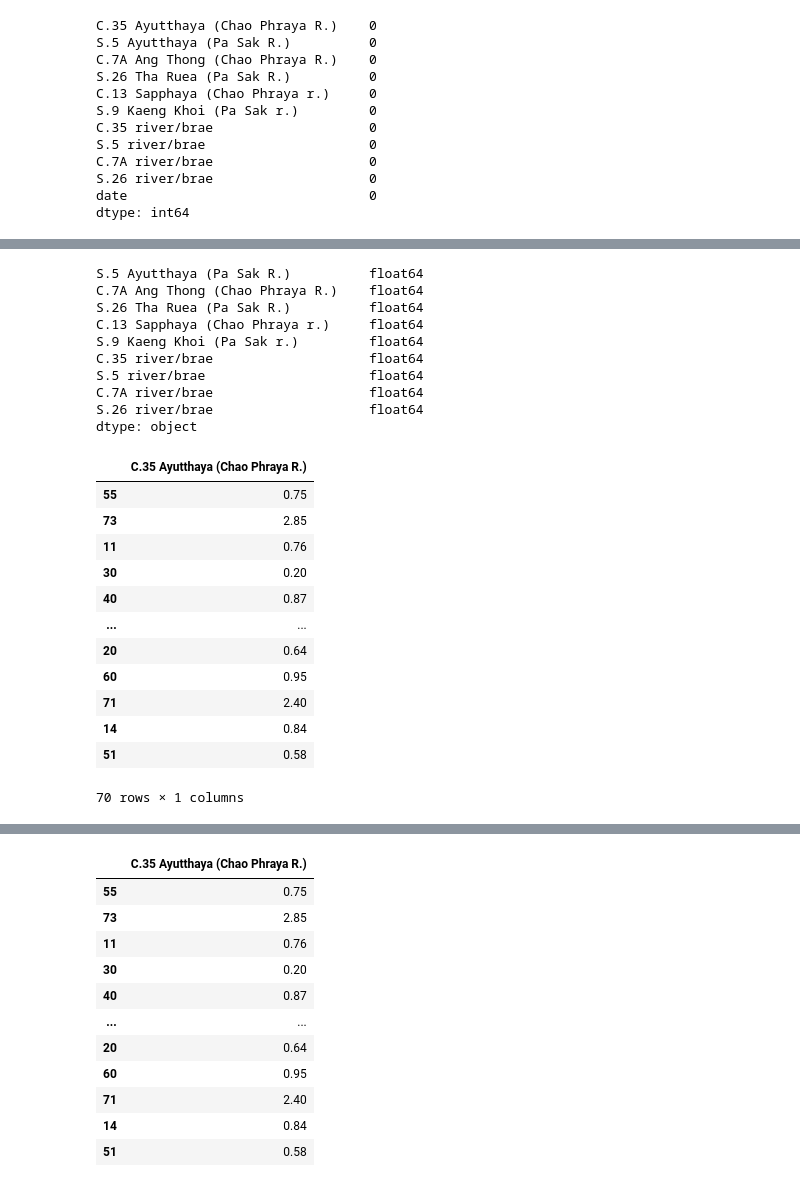
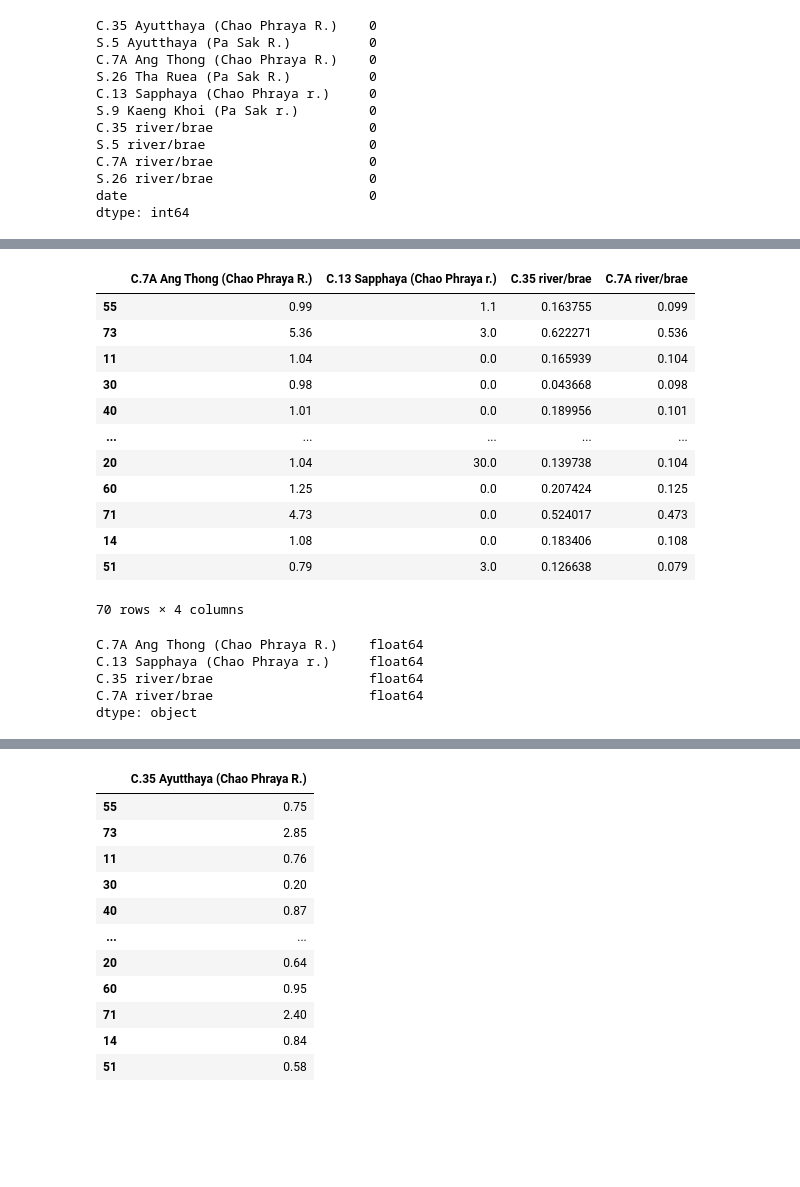
Before and after one commit to TermProject702/Flooding702, a Jupyter notebook: Model.ipynb, the cells around one changed output, grey strips where cells are left out. Saved outputs shown, nothing was run; the diff lists cells and outputs as text; code cells hidden in the pictures; blank space fills up the shorter version.

Commit message:
Separate Train and Test followed target river

```diff
--- a/Model.ipynb
+++ b/Model.ipynb
@@ -120,29 +120,26 @@ X_train
+# %%
+X_train_C = X_train.drop(columns=['S.26 Tha Ruea (Pa Sak R.)', 'S.9 Kaeng Khoi (Pa Sak r.)',
+                        'S.5 river/brae', 'S.26 river/brae'])
+X_train_C
+# %% [output]
+|  | C.7A Ang Thong (Chao Phraya R.) | C.13 Sapphaya (Chao Phraya r.) | C.35 river/brae | C.7A river/brae |
+| 55 | 0.99 | 1.1 | 0.163755 | 0.099 |
+| 73 | 5.36 | 3.0 | 0.622271 | 0.536 |
+| 11 | 1.04 | 0.0 | 0.165939 | 0.104 |
+| 30 | 0.98 | 0.0 | 0.043668 | 0.098 |
+| 40 | 1.01 | 0.0 | 0.189956 | 0.101 |
+| ... | ... | ... | ... | ... |
+| 20 | 1.04 | 30.0 | 0.139738 | 0.104 |
+| 60 | 1.25 | 0.0 | 0.207424 | 0.125 |
+| 71 | 4.73 | 0.0 | 0.524017 | 0.473 |
+| 14 | 1.08 | 0.0 | 0.183406 | 0.108 |
+| 51 | 0.79 | 3.0 | 0.126638 | 0.079 |
+70 rows × 4 columns
 # %%
-X_train.dtypes
+X_train_C.dtypes
 # %% [output]
-S.5 Ayutthaya (Pa Sak R.)          float64
 C.7A Ang Thong (Chao Phraya R.)    float64
-S.26 Tha Ruea (Pa Sak R.)          float64
 C.13 Sapphaya (Chao Phraya r.)     float64
-S.9 Kaeng Khoi (Pa Sak r.)         float64
 C.35 river/brae                    float64
-S.5 river/brae                     float64
 C.7A river/brae                    float64
-S.26 river/brae                    float64
 dtype: object
-# %%
-y_train
-# %% [output]
-|  | C.35 Ayutthaya (Chao Phraya R.) |
-| 55 | 0.75 |
-| 73 | 2.85 |
-| 11 | 0.76 |
-| 30 | 0.20 |
-| 40 | 0.87 |
-| ... | ... |
-| 20 | 0.64 |
-| 60 | 0.95 |
-| 71 | 2.40 |
-| 14 | 0.84 |
-| 51 | 0.58 |
-70 rows × 1 columns
```
Also changed, not shown: parts of 16 cells of this notebook.
